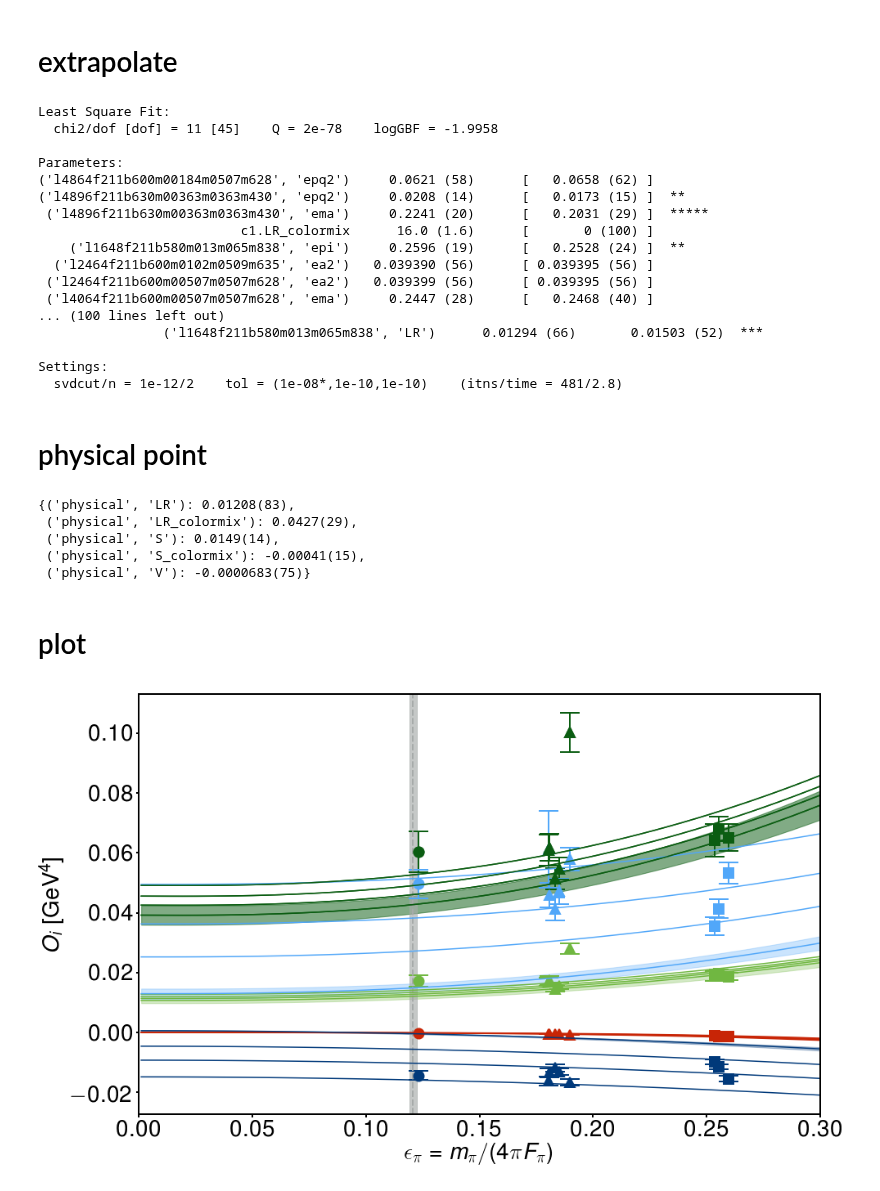
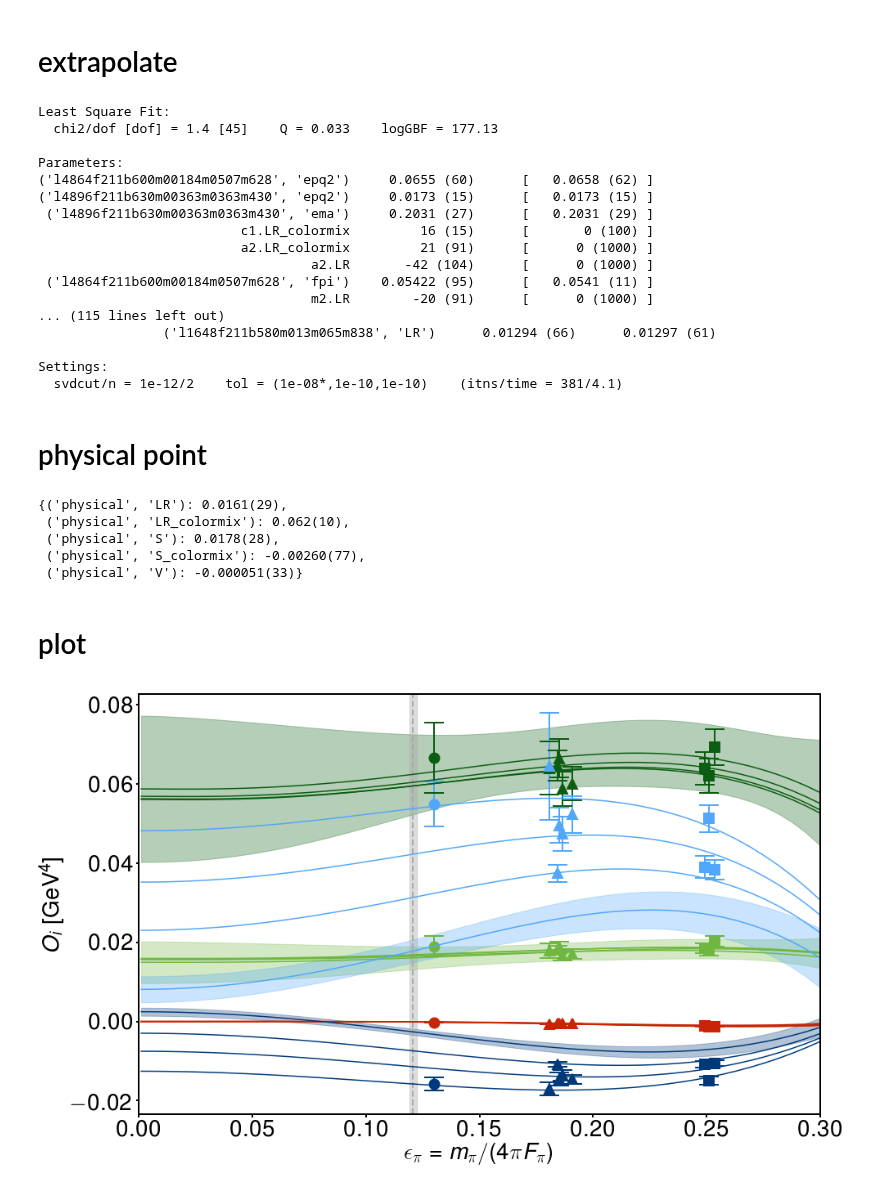
Before and after one commit to callat-qcd/project_0vbb, a Jupyter notebook: 0vbb_workbook.ipynb, the cells around one changed output. Saved outputs shown, nothing was run; the diff lists cells and outputs as text; code cells hidden in the pictures.

```diff
--- a/0vbb_workbook.ipynb
+++ b/0vbb_workbook.ipynb
@@ -28,7 +28,7 @@ params['ensembles'] = ['l1648f211b580m013m065m838','l2448f211b580m0064m0640m828'
                        'l3296f211b630m0074m037m440','l4896f211b630m00363m0363m430']
 params['operators'] = ['V','LR','LR_colormix','S','S_colormix']
 params['ansatz'] = 'chipt'
-params['order'] = 1
+params['order'] = 2
 params['fv_flag'] = True
 params['ma_flag'] = False
 params['alphas_flag'] = False
@@ -329,7 +329,7 @@ class fit_class(object):
             r += self.fv_correction[(ens,'malog')]
         return r
     def pqlog(self,ens,epi):
-        r = np.log(epi**2)
+        r = 1 + np.log(epi**2)
         if self.fv_flag:
             r += self.fv_correction[(ens,'pqlog')]
         return r
@@ -397,22 +397,22 @@ fit = lsqfit.nonlinear_fit(data=(x,gv_rey),prior=gv_p,fcn=FitClass.fit_function)
 print(fit.format(True))
 # %% [output]
 Least Square Fit:
-  chi2/dof [dof] = 11 [45]    Q = 2e-78    logGBF = -1.9958
+  chi2/dof [dof] = 1.4 [45]    Q = 0.033    logGBF = 177.13
 
 Parameters:
-('l4864f211b600m00184m0507m628', 'epq2')     0.0621 (58)      [   0.0658 (62) ]
-('l4896f211b630m00363m0363m430', 'epq2')     0.0208 (14)      [   0.0173 (15) ]  **
- ('l4896f211b630m00363m0363m430', 'ema')     0.2241 (20)      [   0.2031 (29) ]  *****
-                          c1.LR_colormix      16.0 (1.6)      [       0 (100) ]
-    ('l1648f211b580m013m065m838', 'epi')     0.2596 (19)      [   0.2528 (24) ]  **
-  ('l2464f211b600m0102m0509m635', 'ea2')   0.039390 (56)      [ 0.039395 (56) ]
- ('l2464f211b600m00507m0507m628', 'ea2')   0.039399 (56)      [ 0.039395 (56) ]
- ('l4064f211b600m00507m0507m628', 'ema')     0.2447 (28)      [   0.2468 (40) ]
-... (100 lines left out)
-                ('l1648f211b580m013m065m838', 'LR')      0.01294 (66)       0.01503 (52)  ***
+('l4864f211b600m00184m0507m628', 'epq2')     0.0655 (60)      [   0.0658 (62) ]
+('l4896f211b630m00363m0363m430', 'epq2')     0.0173 (15)      [   0.0173 (15) ]
+ ('l4896f211b630m00363m0363m430', 'ema')     0.2031 (27)      [   0.2031 (29) ]
+                          c1.LR_colormix         16 (15)      [       0 (100) ]
+                          a2.LR_colormix         21 (91)      [      0 (1000) ]
+                                   a2.LR       -42 (104)      [      0 (1000) ]
+ ('l4864f211b600m00184m0507m628', 'fpi')    0.05422 (95)      [   0.0541 (11) ]
+                                   m2.LR        -20 (91)      [      0 (1000) ]
+... (115 lines left out)
+                ('l1648f211b580m013m065m838', 'LR')      0.01294 (66)      0.01297 (61)
 
 Settings:
-  svdcut/n = 1e-12/2    tol = (1e-08*,1e-10,1e-10)    (itns/time = 481/2.8)
+  svdcut/n = 1e-12/2    tol = (1e-08*,1e-10,1e-10)    (itns/time = 381/4.1)
 # %% [markdown]
 # physical point
 # %%
@@ -427,11 +427,11 @@ p_physical.update({('physical','epi'):epi_phys,\
 physical_result = FitClassP.fit_function(x_physical,p_physical)
 physical_result
 # %% [output]
-{('physical', 'LR'): 0.01208(83),
- ('physical', 'LR_colormix'): 0.0427(29),
- ('physical', 'S'): 0.0149(14),
- ('physical', 'S_colormix'): -0.00041(15),
- ('physical', 'V'): -0.0000683(75)}
+{('physical', 'LR'): 0.0161(29),
+ ('physical', 'LR_colormix'): 0.062(10),
+ ('physical', 'S'): 0.0178(28),
+ ('physical', 'S_colormix'): -0.00260(77),
+ ('physical', 'V'): -0.000051(33)}
 # %% [markdown]
 # plot
 # %%
@@ -494,35 +494,35 @@ def plot_result(epi_data,data_fvcorrected,x_continuum,y_continuum,x_finitelattic
         # plot continuum
         x_continuum = x_continuum
         y_continuum_mean = np.array([i.mean for i in y_continuum[op]])
         y_continuum_sdev = np.array([i.sdev for i in y_continuum[op]])
         ax.errorbar(x=x_continuum,y=y_continuum_mean,ls='-',color=op_color)
         ax.fill_between(x_continuum,y_continuum_mean+y_continuum_sdev,y_continuum_mean-y_continuum_sdev,\
                         color=op_color,alpha=0.3)
         # plot finite lattice spacing
         x_finitelattice = x_finitelattice
         y_finitelattice_mean = {alat:np.array([i.mean for i in y_finitelattice[op][alat]]) for alat in ea2label}
         y_finitelattice_sdev = {alat:np.array([i.sdev for i in y_finitelattice[op][alat]]) for alat in ea2label}
         for alat in ea2label:
             ax.errorbar(x=x_finitelattice,y=y_finitelattice_mean[alat],ls='-',color=op_color)
     # physical pion
     epi_phys = physical_params['mpi']/(4.*np.pi*physical_params['Fpi'])
     ax.axvspan(epi_phys.mean-epi_phys.sdev, epi_phys.mean+epi_phys.sdev, alpha=0.4, color='#a6aaa9')
     ax.axvline(epi_phys.mean,ls='--',color='#a6aaa9',lw=plot_params['lw'])
     #ax.set_ylim([1.075,1.375])
     ax.set_xlim([0,0.3])
     ax.set_xlabel('$\epsilon_\pi=m_\pi/(4\pi F_\pi)$', fontsize=plot_params['fs_xy'])
     ax.set_ylabel('$O_i$ [GeV${}^4$]', fontsize=plot_params['fs_xy'])
     if oplist == ['V']:
         ax.ticklabel_format(style='sci', axis='y', scilimits=(0,0))
     ax.xaxis.set_tick_params(labelsize=plot_params['ts'],width=plot_params['lw'])
     ax.yaxis.set_tick_params(labelsize=plot_params['ts'],width=plot_params['lw'])
     [ax.spines[i].set_linewidth(plot_params['lw']) for i in ax.spines]
     plt.draw()
 # plot all operators
 plot_result(epi_data,data_fvcorrected,x_continuum,y_continuum,x_finitelattice,y_finitelattice,params['operators'])
-plot_result(epi_data,data_fvcorrected,x_continuum,y_continuum,x_finitelattice,y_finitelattice,['LR_colormix'])
+#plot_result(epi_data,data_fvcorrected,x_continuum,y_continuum,x_finitelattice,y_finitelattice,['LR_colormix'])
 # %% [output]
-[figure, old version]
+[figure, new version]
 # %%
 # plot O3
 plot_result(epi_data,data_fvcorrected,x_continuum,y_continuum,x_finitelattice,y_finitelattice,['V'])
```
Also changed, not shown: parts of 1 cell of this notebook.
